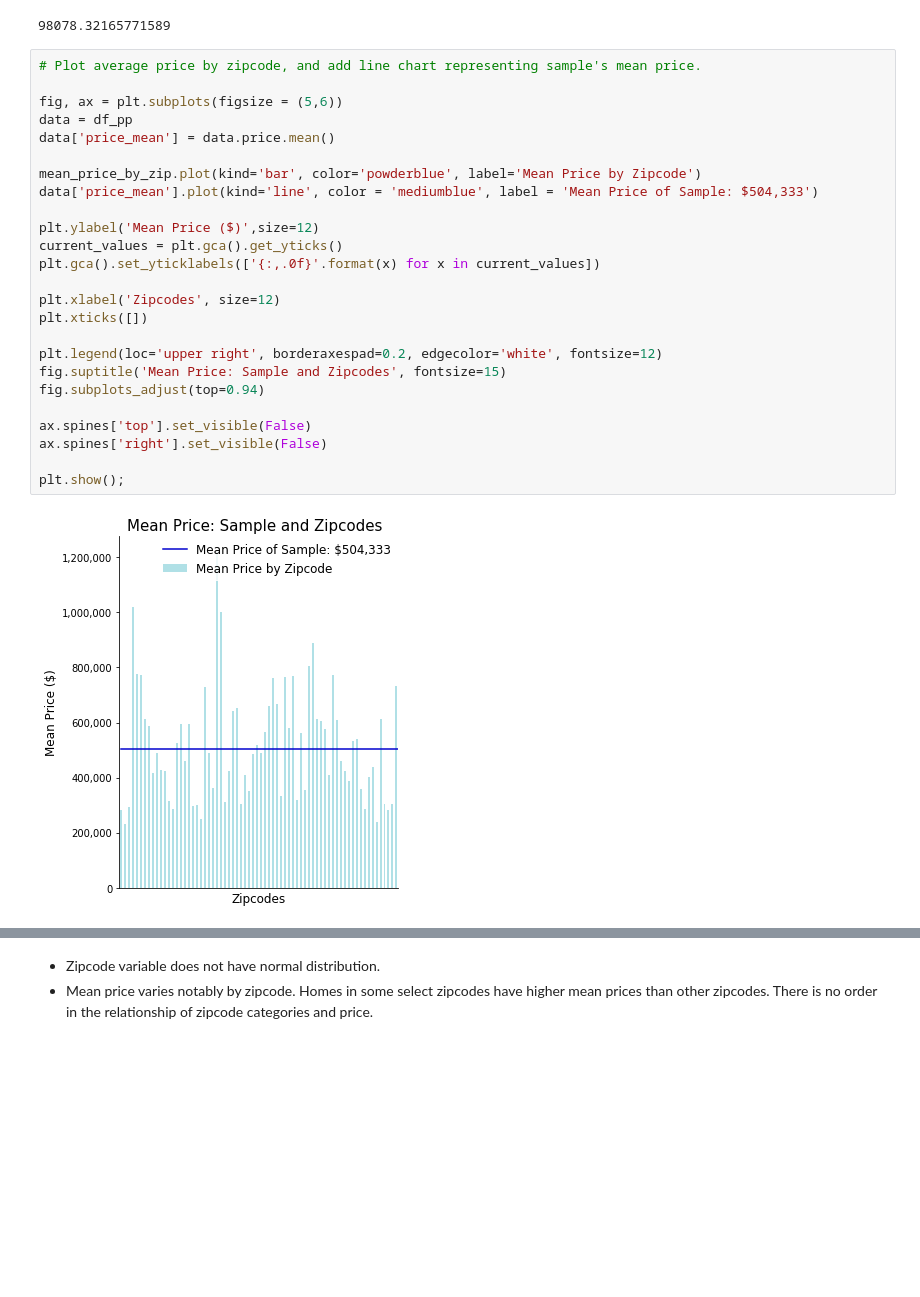
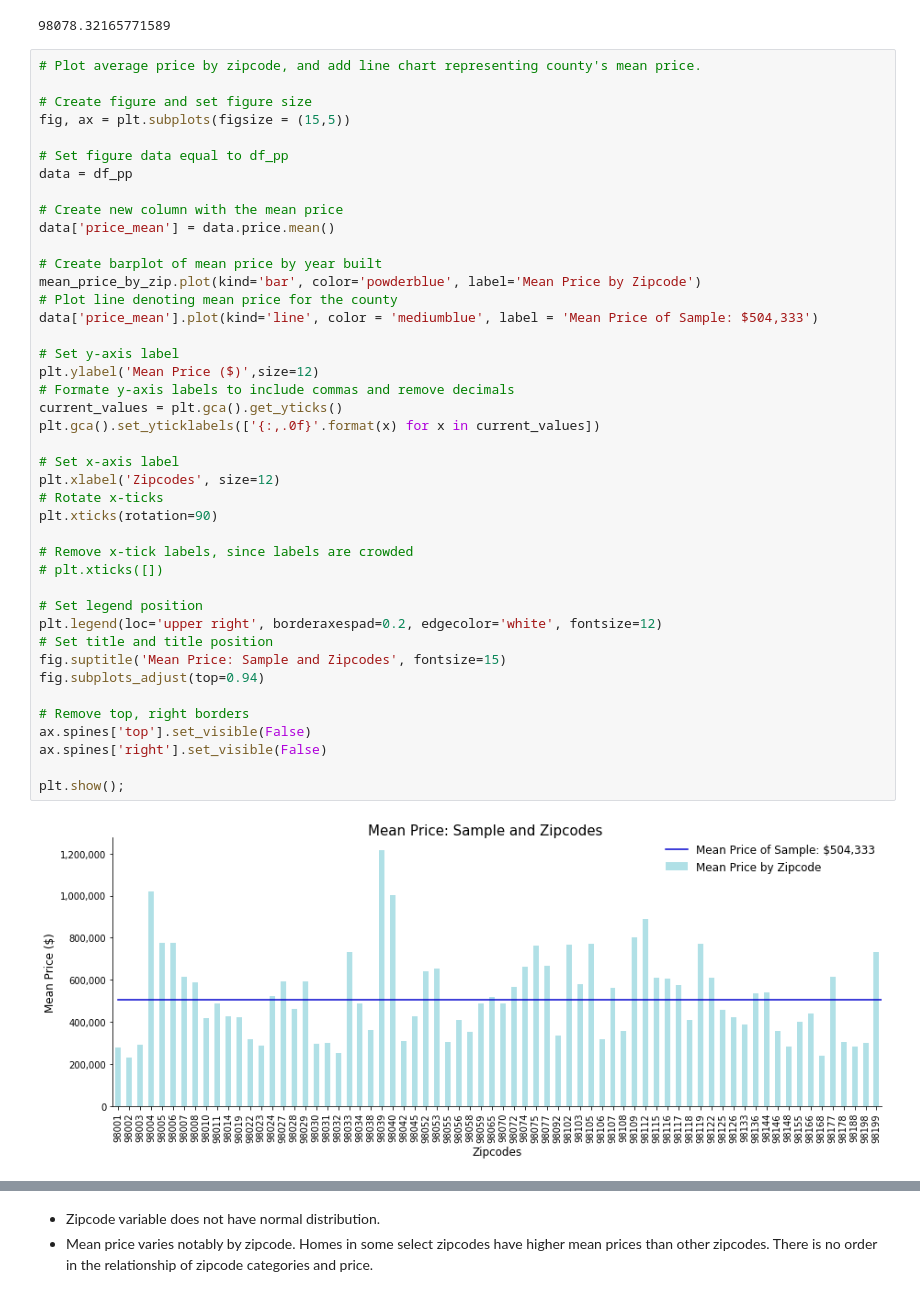
Before and after one commit to magalisolimano/dsc_phase2_project, a Jupyter notebook: phase2project_magalisolimano.ipynb, the cells around one changed output, grey strips where cells are left out. Cells and saved outputs as stored; diff of their text form; blank space fills up the shorter version.

```diff
--- a/phase2project_magalisolimano.ipynb
+++ b/phase2project_magalisolimano.ipynb
@@ -1015,29 +1096,46 @@ df_pp.zipcode.mean()
 # %% [output]
 98078.32165771589
 # %%
-# Plot average price by zipcode, and add line chart representing sample's mean price.
+# Plot average price by zipcode, and add line chart representing county's mean price.
 
-fig, ax = plt.subplots(figsize = (5,6))
+# Create figure and set figure size
+fig, ax = plt.subplots(figsize = (15,5))
+
+# Set figure data equal to df_pp
 data = df_pp
+
+# Create new column with the mean price
 data['price_mean'] = data.price.mean()
 
+# Create barplot of mean price by year built
 mean_price_by_zip.plot(kind='bar', color='powderblue', label='Mean Price by Zipcode')
+# Plot line denoting mean price for the county
 data['price_mean'].plot(kind='line', color = 'mediumblue', label = 'Mean Price of Sample: $504,333')
 
+# Set y-axis label
 plt.ylabel('Mean Price ($)',size=12)
+# Formate y-axis labels to include commas and remove decimals
 current_values = plt.gca().get_yticks()
 plt.gca().set_yticklabels(['{:,.0f}'.format(x) for x in current_values])
 
+# Set x-axis label
 plt.xlabel('Zipcodes', size=12)
-plt.xticks([])
+# Rotate x-ticks
+plt.xticks(rotation=90)
 
+# Remove x-tick labels, since labels are crowded
+# plt.xticks([])
+
+# Set legend position
 plt.legend(loc='upper right', borderaxespad=0.2, edgecolor='white', fontsize=12)
+# Set title and title position
 fig.suptitle('Mean Price: Sample and Zipcodes', fontsize=15)
 fig.subplots_adjust(top=0.94)
 
+# Remove top, right borders
 ax.spines['top'].set_visible(False)
 ax.spines['right'].set_visible(False)
 
 plt.show();
 # %% [output]
-[figure, old version]
+[figure, new version]
```
Also changed, not shown: parts of 93 cells of this notebook.
